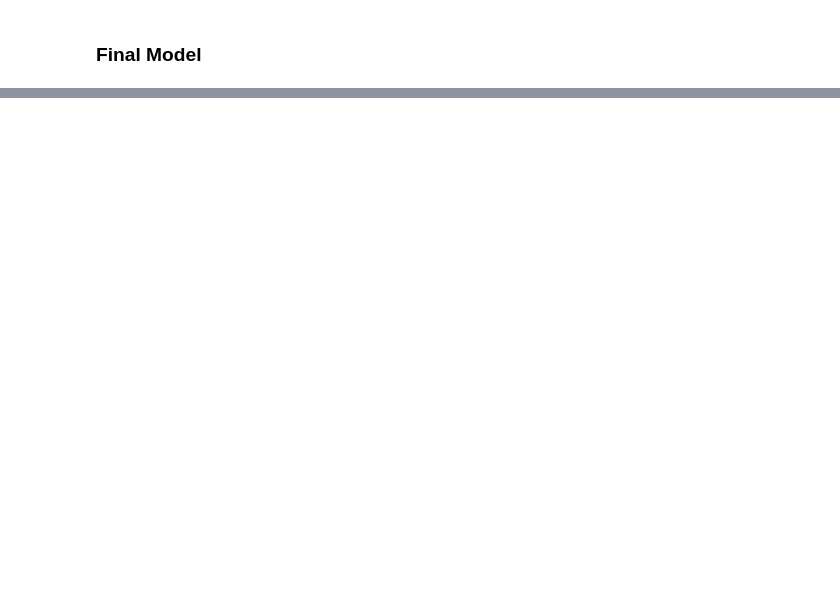
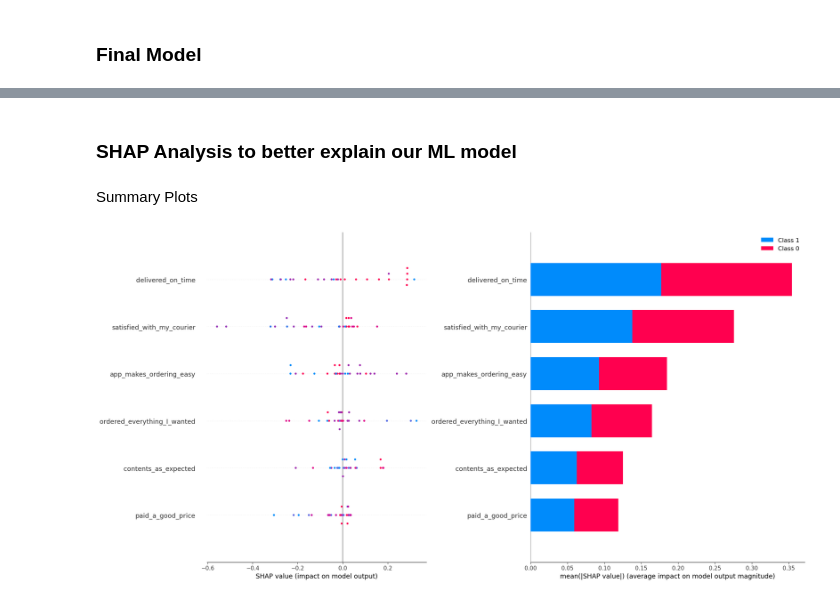
Before and after one commit to NNtorvas/CLCQdkqmbBYwSC7n, a Jupyter notebook: hc.ipynb, the cells around one changed output, grey strips where cells are left out. Drawn from its saved outputs; the diff is of its cells as text; code cells hidden in the pictures; blank space fills up the shorter version.

```diff
--- a/hc.ipynb
+++ b/hc.ipynb
@@ -64,24 +308,2 @@ VBox(children=(Tab(children=(Tab(children=(GridBox(children=(VBox(children=(Grid
 # %% [markdown]
 ### Feature Selection
-# %%
-# create two dataset: one with the target variable and one with the features
-Y = data.iloc[:, 0]
-X = data.drop('Y', axis=1)
-
-# define feature selection
-k = 4
-fs = SelectKBest(score_func=f_classif, k=k)
-
-# apply feature selection
-X_selected = fs.fit_transform(X, Y)
-X_selected = pd.DataFrame(X_selected)
-
-# print the pvalue of the features and the selected features
-pvalues = pd.DataFrame(fs.pvalues_, list(X.columns))
-pvalues.columns = ['p-value']
-print(pvalues)
-
-selectedFeatures = list(X.columns[ sorted(np.argsort(fs.pvalues_)[:k]) ])
-print(f'\nTop {k} Selected Features: {selectedFeatures}')
-
-# take the indices of the selected features with: sorted(np.argsort(fs.pvalues_)[:-(k - 2)])
@@ -250,0 +434,26 @@ df_var_imp
+# %% [markdown]
+### SHAP Analysis to better explain our ML model
+# %%
+X_train, X_test, y_train, y_test = train_test_split(X, # features to split
+                                                    Y, # response to split
+                                                    test_size=0.2, # we will leave 20% to test our models on later.
+                                                    random_state=32, # make our work reproducible
+                                                    stratify = Y)  # same amount of ppl who are/are not happy in the training and test set
+
+rf = DecisionTreeClassifier()
+rf.fit(X_train,y_train)
+explainer = shap.TreeExplainer(rf)
+
+shap_values = explainer.shap_values(X_test)
+# %% [markdown]
+Summary Plots
+# %%
+plt.figure(figsize=(20,10))
+plt.subplot(1,2,1)
+shap.summary_plot(shap_values[1], X_test, plot_size=None,show=False)
+plt.subplot(1,2,2)
+shap.summary_plot(shap_values, X_test, plot_type="bar", plot_size=None,show=False)
+plt.tight_layout()
+plt.show()
+# %% [output]
+[figure, added]
```
Also changed, not shown: parts of 44 cells of this notebook.
